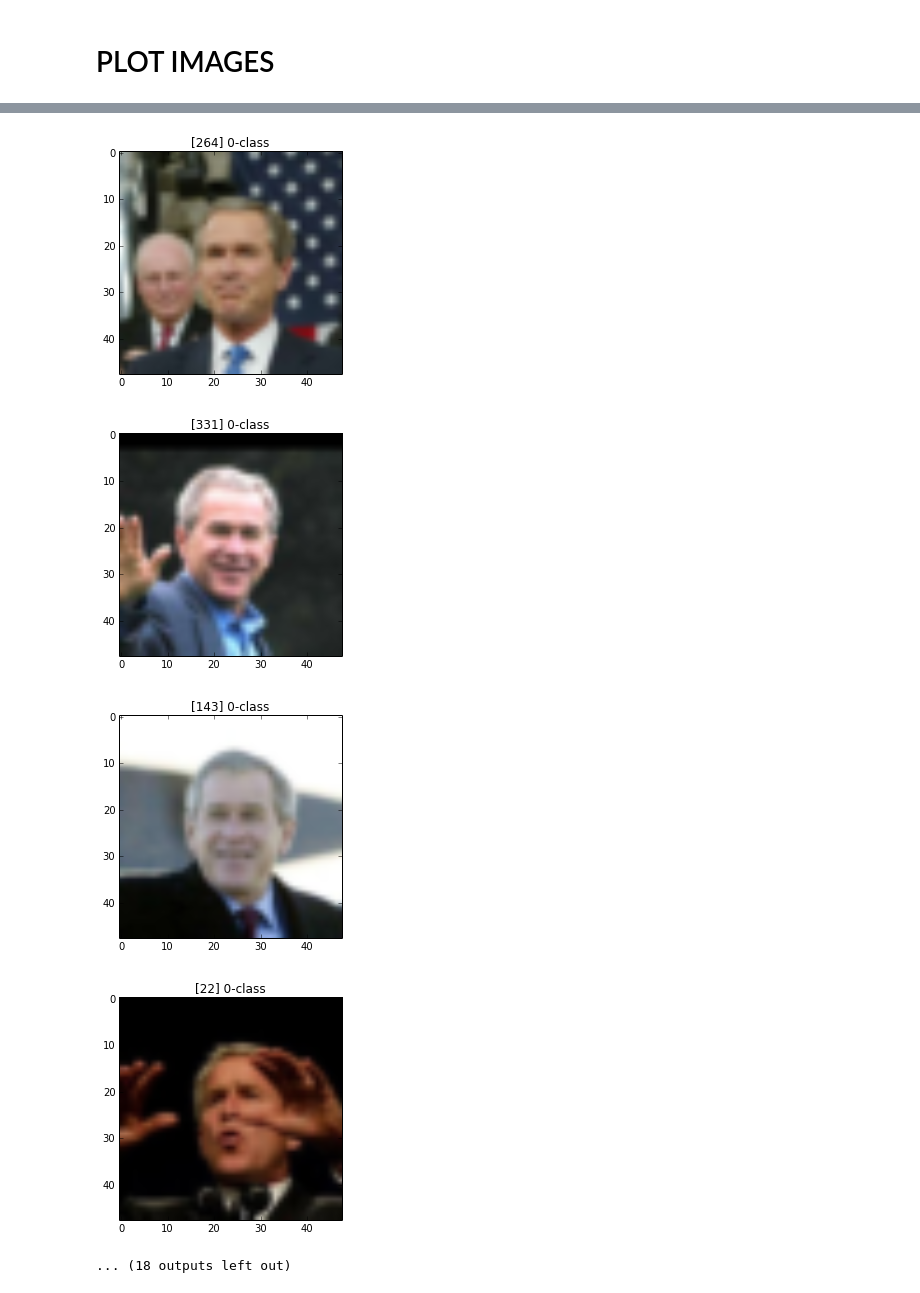
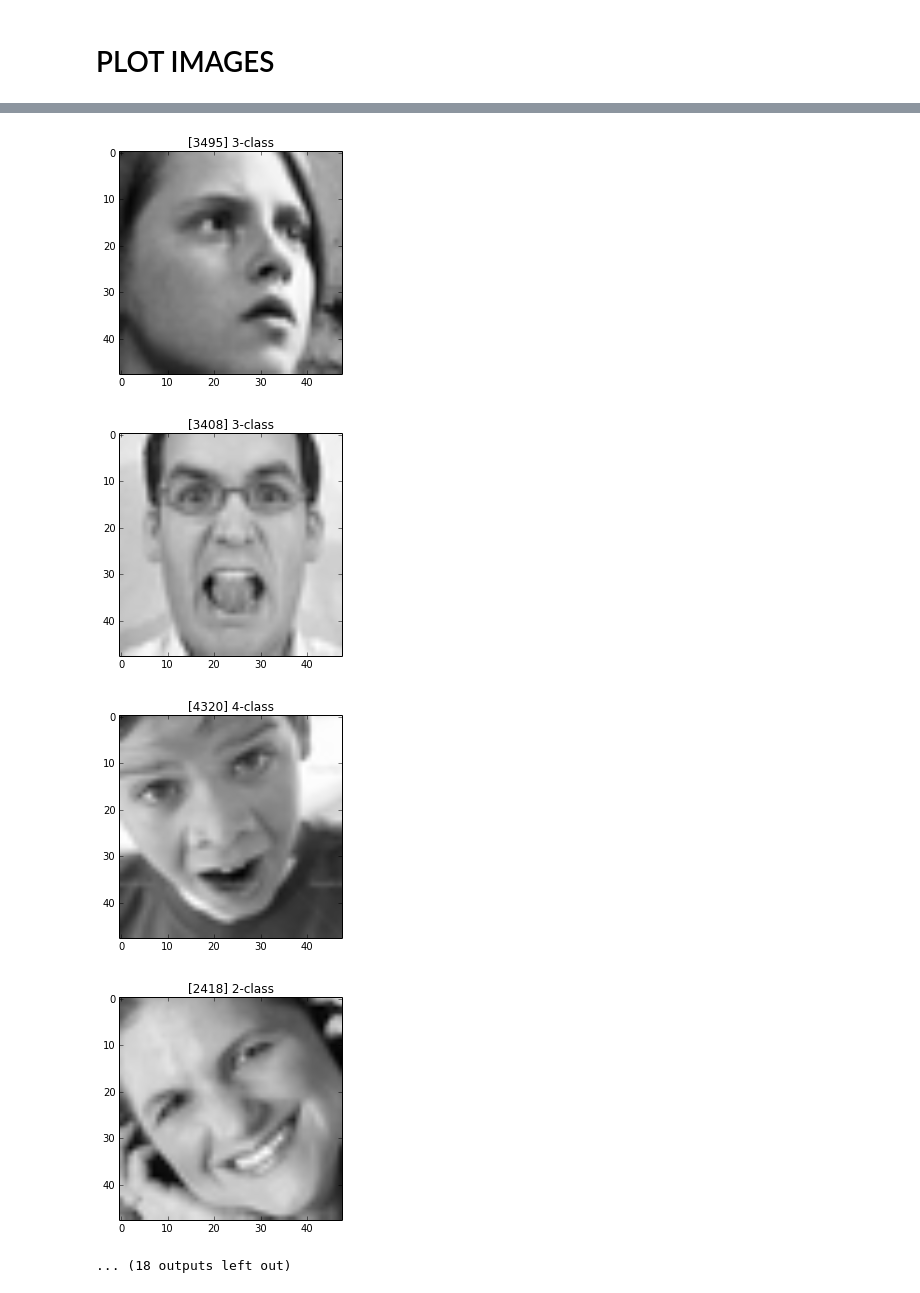
Before and after one commit to sjchoi86/face_recognition, a Jupyter notebook: code/1_load_faces.ipynb, the cells around one changed output, grey strips where cells are left out. Saved outputs shown, nothing was run; the diff lists cells and outputs as text; code cells hidden in the pictures.

```diff
--- a/code/1_load_faces.ipynb
+++ b/code/1_load_faces.ipynb
@@ -16,12 +16,23 @@ PACKAGES LOADED
 # CURRENT FOLDER
 cwd = os.getcwd()
 # RELATIVE PATHS OF FOLDERS CONSTAINING IMAGES
+"""
 paths = { "../img_dataset/celebs/Arnold_Schwarzenegger"
         , "../img_dataset/celebs/Junichiro_Koizumi"
         , "../img_dataset/celebs/Vladimir_Putin"
         , "../img_dataset/celebs/George_W_Bush"}
+"""
+# (0=Angry, 1=Disgust, 2=Fear, 3=Happy, 4=Sad, 5=Surprise, 6=Neutral)
+paths = { "../img_dataset/face_emotion/0"
+        , "../img_dataset/face_emotion/1"
+        , "../img_dataset/face_emotion/2"
+        , "../img_dataset/face_emotion/3"
+        , "../img_dataset/face_emotion/4"
+        , "../img_dataset/face_emotion/5"
+        , "../img_dataset/face_emotion/6"
+        }
 # %%
-imgsize    = [48, 48];
+imgsize    = [48, 48, 1];
 nclass     = len(paths)
 valid_exts = [".jpg",".gif",".png",".tga", ".jpeg"]
 imgcnt     = 0
@@ -30,6 +41,8 @@ rszimg     = []
 for i, relpath in zip(range(nclass), paths):
     path = cwd + "/" + relpath
     flist = os.listdir(path)
+    temp = 0
+    print ("%d-class can have upto %d images" % (i, len(flist)))
     for f in flist:
         if os.path.splitext(f)[1].lower() not in valid_exts:
             continue
@@ -47,5 +60,9 @@ for i, relpath in zip(range(nclass), paths):
         rawimg.append(currimg)
         rszimg.append(imgsmall)
         imgcnt = imgcnt + 1
+        temp = temp + 1
+        if temp > 1000:
+            break
+    print ("%d-class has %d images" % (i, temp))
 print ("TOTAL %d IMAGES LOADED." % (imgcnt))
 # %% [output]
@@ -55,10 +86,10 @@ TOTAL 681 IMAGES LOADED.
 # %%
 for i in np.random.randint(imgcnt, size=5):
     plt.subplot(1, 2, 1)
-    plt.imshow(rawimg[i])
+    plt.imshow(rawimg[i], cmap='gray')
     plt.title("ORIGINAL IMAGE")
     plt.subplot(1, 2, 2)
-    plt.imshow(rszimg[i])
+    plt.imshow(rszimg[i], cmap='gray')
     plt.title("RESIZED IMAGE")
     plt.show()
 # %% [output]
@@ -98,10 +129,13 @@ DATA SAVED TO /Users/human/Dropbox/Personal/github/face_recognition/code/data.np
 # %%
 randidx = np.random.randint(imgcnt, size = 30)
 for i in randidx:
-    currimg = np.reshape(totalimg[i, :], (imgsize[0], -1))
     currlabel = np.argmax(totallabel[i, :])
-    currimg = np.reshape(totalimg[i, :], (imgsize[0], imgsize[1], 3))
-    plt.imshow(currimg)
+    if imgsize[2] == 1:
+        currimg = np.reshape(totalimg[i, :], (imgsize[0], imgsize[1]))
+        plt.imshow(currimg, cmap='gray')
+    else:
+        currimg = np.reshape(totalimg[i, :], (imgsize[0], imgsize[1], -1))
+        plt.imshow(currimg)
     title_string = "[%d] %d-class" % (i, currlabel)
     plt.title(title_string)
     plt.show()
@@ -117,5 +151,5 @@ for i in randidx:
-[figure, old version]
+[figure, new version]
-[figure, old version]
+[figure, new version]
-[figure, old version]
+[figure, new version]
-[figure, old version]
+[figure, new version]
 ... (18 outputs left out)
```
Also changed, not shown: parts of 5 cells of this notebook, 2 other files.
